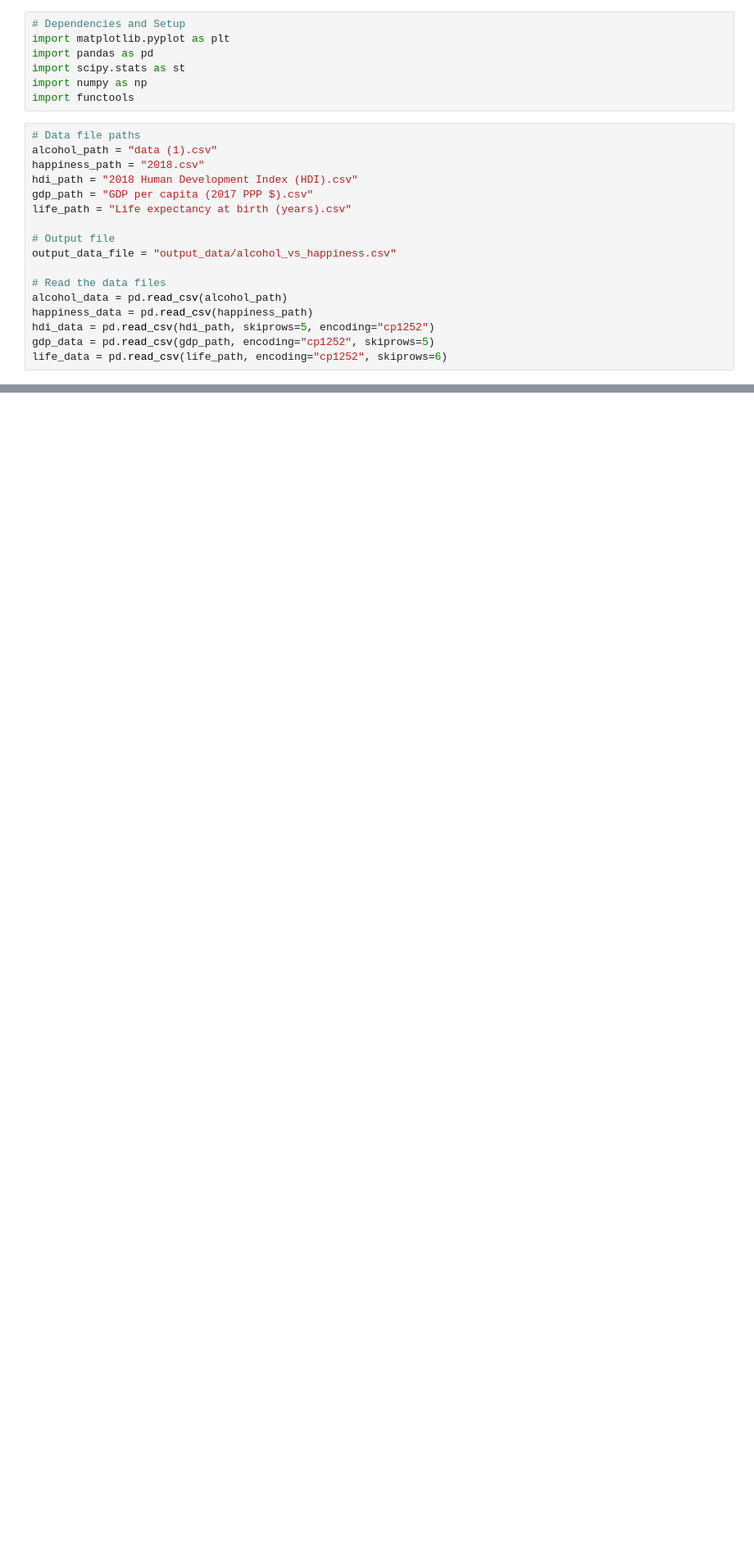
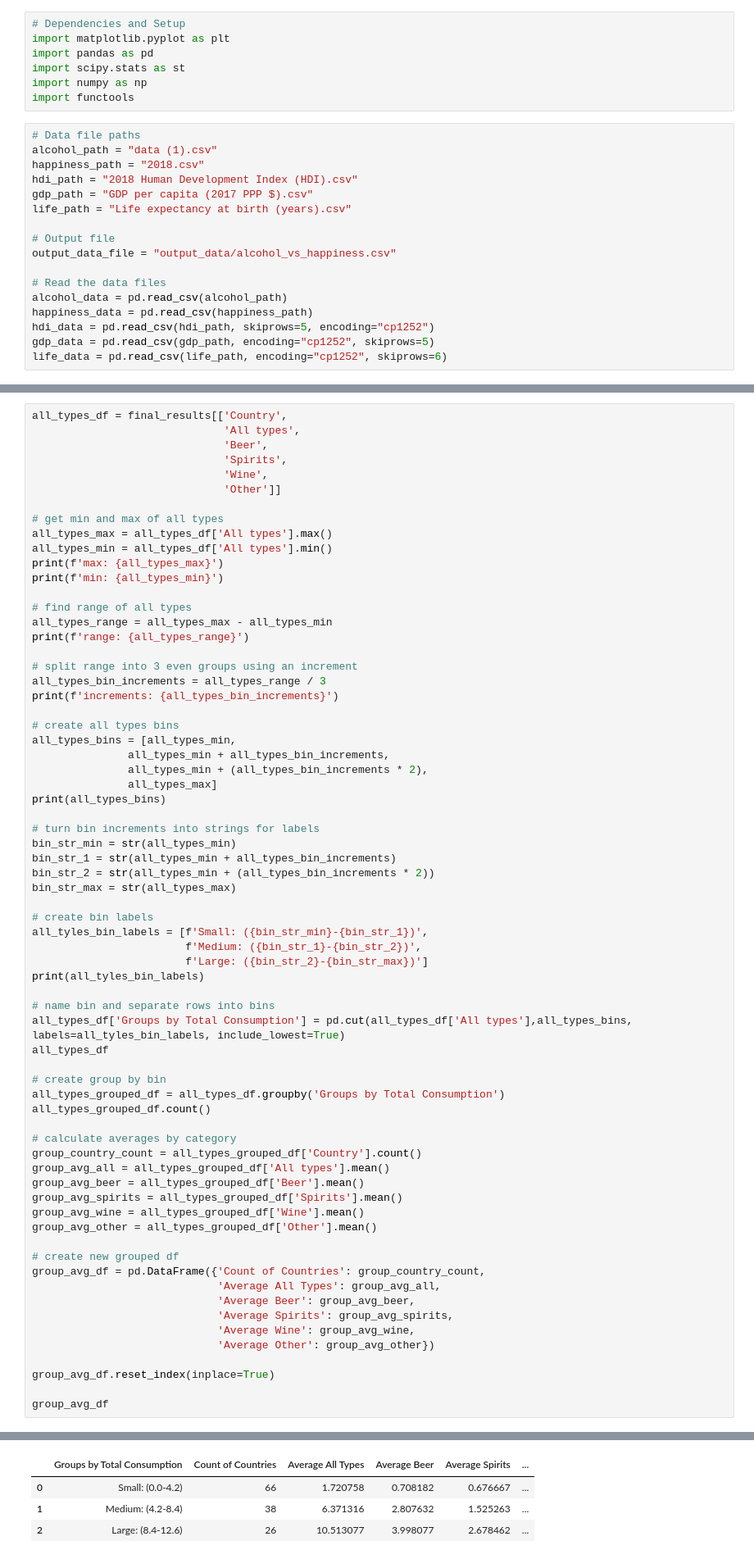
Before and after one commit to Steff-C/Project-1-Happiness-, a Jupyter notebook: Happiness.ipynb, the cells around one changed output, grey strips where cells are left out. Shown at 82% size. Saved outputs shown, nothing was run; the diff lists cells and outputs as text; blank space fills up the shorter version.

```diff
--- a/Happiness.ipynb
+++ b/Happiness.ipynb
@@ -70,0 +152,69 @@ top_alcohol
+# %%
+all_types_df = final_results[['Country',
+                              'All types',
+                              'Beer',
+                              'Spirits',
+                              'Wine',
+                              'Other']]
+
+# get min and max of all types
+all_types_max = all_types_df['All types'].max()
+all_types_min = all_types_df['All types'].min()
+print(f'max: {all_types_max}')
+print(f'min: {all_types_min}')
+
+# find range of all types
+all_types_range = all_types_max - all_types_min
+print(f'range: {all_types_range}')
+
+# split range into 3 even groups using an increment
+all_types_bin_increments = all_types_range / 3
+print(f'increments: {all_types_bin_increments}')
+
+# create all types bins
+all_types_bins = [all_types_min,
+               all_types_min + all_types_bin_increments,
+               all_types_min + (all_types_bin_increments * 2),
+               all_types_max]
+print(all_types_bins)
+
+# turn bin increments into strings for labels
+bin_str_min = str(all_types_min)
+bin_str_1 = str(all_types_min + all_types_bin_increments)
+bin_str_2 = str(all_types_min + (all_types_bin_increments * 2))
+bin_str_max = str(all_types_max)
+
+# create bin labels
+all_tyles_bin_labels = [f'Small: ({bin_str_min}-{bin_str_1})',
+                        f'Medium: ({bin_str_1}-{bin_str_2})',
+                        f'Large: ({bin_str_2}-{bin_str_max})']
+print(all_tyles_bin_labels)
+
+# name bin and separate rows into bins
+all_types_df['Groups by Total Consumption'] = pd.cut(all_types_df['All types'],all_types_bins, labels=all_tyles_bin_labels, include_lowest=True)
+all_types_df
+
+# create group by bin
+all_types_grouped_df = all_types_df.groupby('Groups by Total Consumption')
+all_types_grouped_df.count()
+
+# calculate averages by category
+group_country_count = all_types_grouped_df['Country'].count()
+group_avg_all = all_types_grouped_df['All types'].mean()
+group_avg_beer = all_types_grouped_df['Beer'].mean()
+group_avg_spirits = all_types_grouped_df['Spirits'].mean()
+group_avg_wine = all_types_grouped_df['Wine'].mean()
+group_avg_other = all_types_grouped_df['Other'].mean()
+
+# create new grouped df
+group_avg_df = pd.DataFrame({'Count of Countries': group_country_count,
+                             'Average All Types': group_avg_all,
+                             'Average Beer': group_avg_beer,
+                             'Average Spirits': group_avg_spirits,
+                             'Average Wine': group_avg_wine,
+                             'Average Other': group_avg_other})
+
+group_avg_df.reset_index(inplace=True)
+
+group_avg_df
+# %% [output]
@@ -70,0 +231,4 @@ top_alcohol
+|  | Groups by Total Consumption | Count of Countries | Average All Types | Average Beer | Average Spirits | ... |
+| 0 | Small: (0.0-4.2) | 66 | 1.720758 | 0.708182 | 0.676667 | ... |
+| 1 | Medium: (4.2-8.4) | 38 | 6.371316 | 2.807632 | 1.525263 | ... |
+| 2 | Large: (8.4-12.6) | 26 | 10.513077 | 3.998077 | 2.678462 | ... |
```
Also changed, not shown: parts of 10 cells of this notebook, 2 other files.
